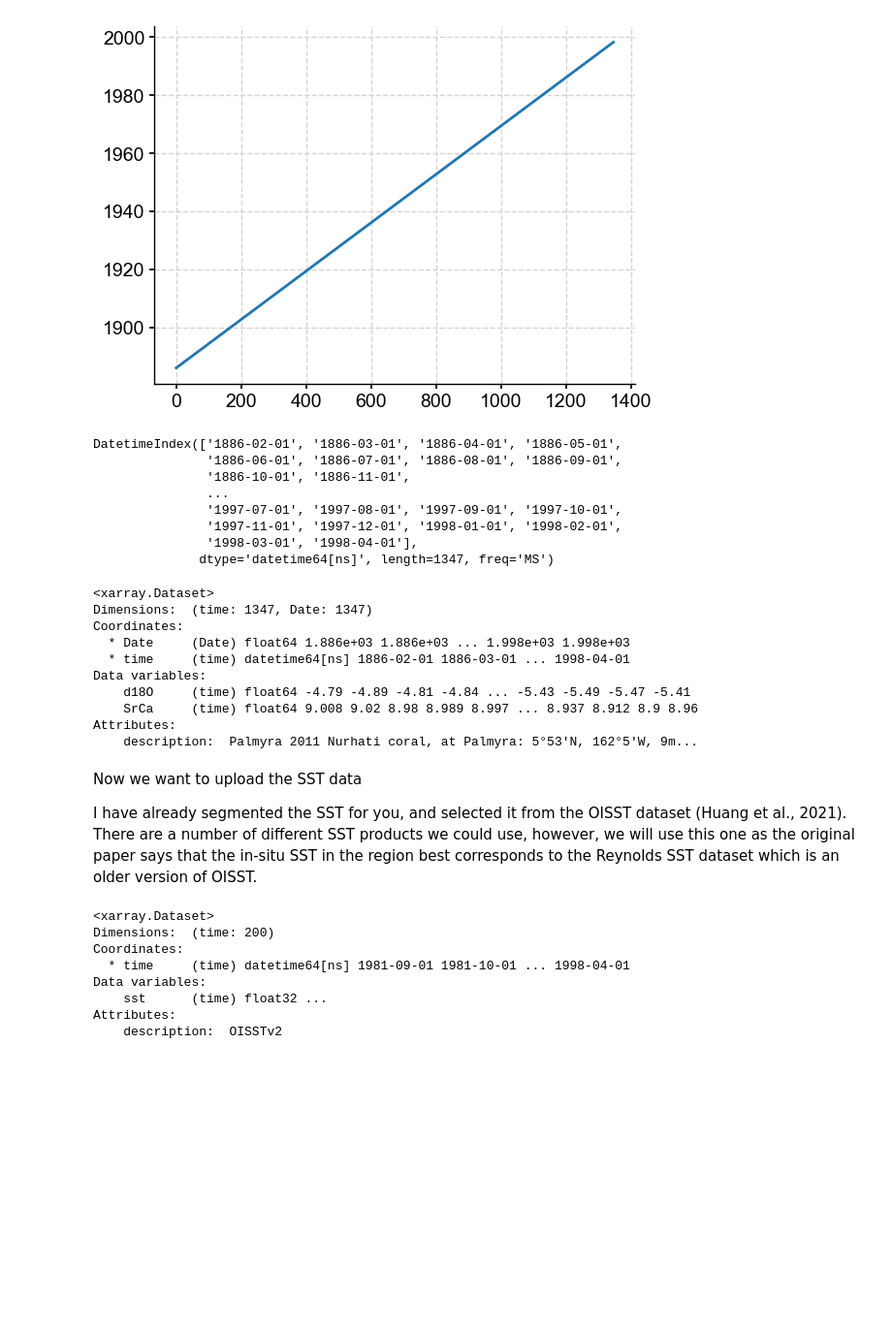
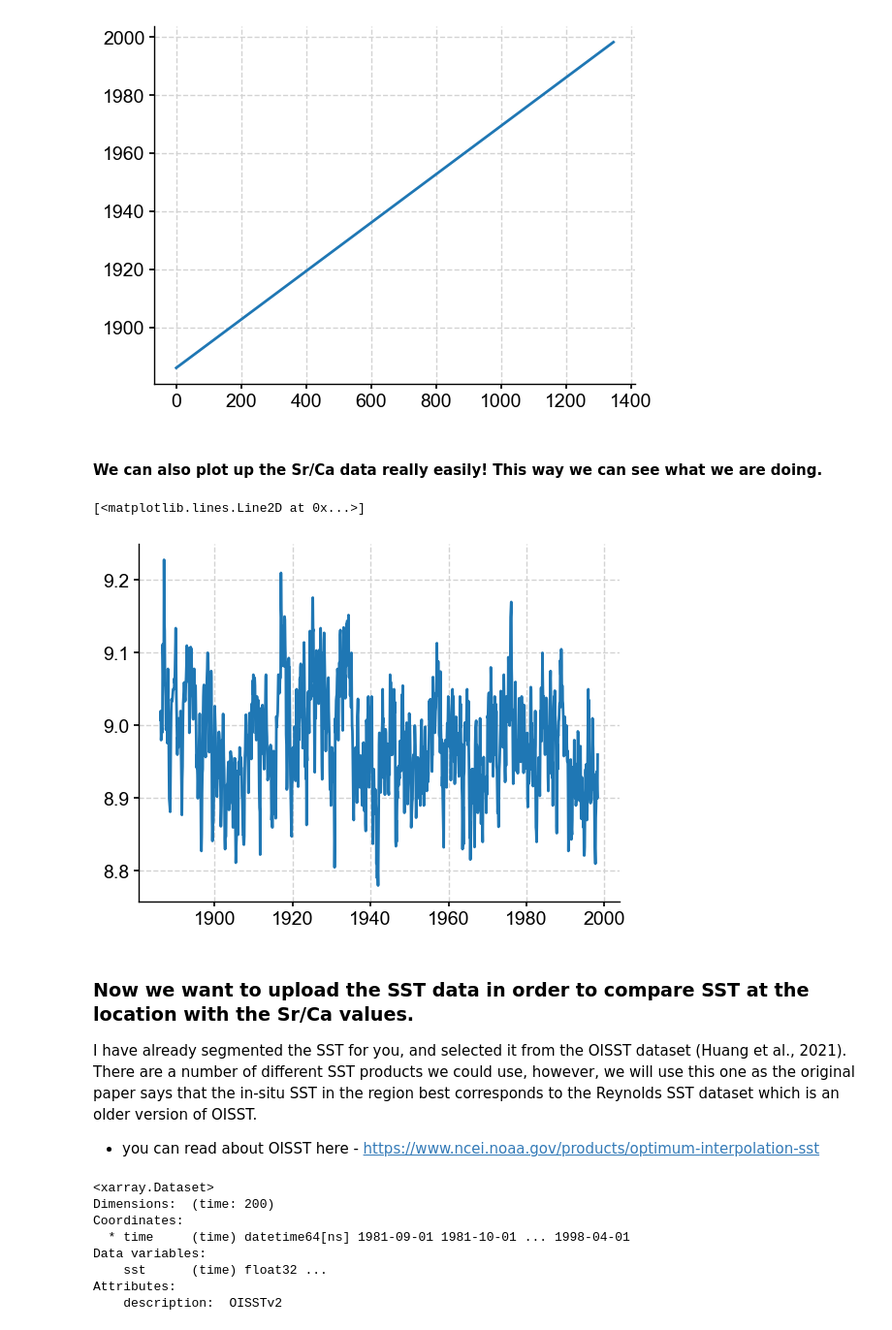
Before and after one commit to JannHargreaves/MARUM_Coral_paleoclimate, a Jupyter notebook: Practical 1.ipynb, the cells around one changed output. Shown: that part at 97% size. Saved outputs shown, nothing was run; the diff lists cells and outputs as text; code cells hidden in the pictures; blank space fills up the shorter version.

```diff
--- a/Practical 1.ipynb
+++ b/Practical 1.ipynb
@@ -136,3 +120,10 @@ Attributes:
 One thing to notice here is that the date format is in a decimal (i.e. 1886.13 is equivalent to the middle of February in 1886). In order to more easily manipulate the dates we would like to use something called Datetime. This will allow us to compare the data easily and average the data to annual values etc.
 
 - see more about datetime here - https://docs.python.org/3/library/datetime.html
+# %%
+# We can create a date_range using the function pd.date_range (https://pandas.pydata.org/docs/reference/api/pandas.date_range.html)
+# which will range from the starting date (1886.13) middle of Feb, for the entire length of the pandas array.
+time=(pd.date_range(start='1/2/1886', periods=1347, freq='MS'))+ pd.offsets.Day(14)
+
+# here MS means the month start, and we offset it by 14 days to make it the middle of the month
+time # again we can print it out to see what we have done.
@@ -138,0 +139,4 @@ One thing to notice here is that the date format is in a decimal (i.e. 1886.13 i
+# %%
+# We can then add this into the pandas array so we have it all in the same place
+NU11_palmyra['time'] =time #this just adds another column to the data
+NU11_palmyra
@@ -138,0 +162,9 @@ One thing to notice here is that the date format is in a decimal (i.e. 1886.13 i
+# %%
+# this code creates an xarrary Dataset, with the Palmyra d18O and SrCa data sorted by Date.
+# It also includes the time information in the above DataFrame
+NU11_palmyra_xr = xr.Dataset({'d18O':(['time'],NU11_palmyra.d18O),
+                             'SrCa':(['time'],NU11_palmyra.SrCa)},
+                     attrs=dict(description="Palmyra 2011 Nurhati coral, at Palmyra: 5°53'N, 162°5'W, 9m depth"),
+                   coords={'Date':NU11_palmyra.Date, 'time':NU11_palmyra.time})
+
+NU11_palmyra_xr
@@ -143,40 +187,20 @@ plt.plot(NU11_palmyra_xr.time) # this plots the time axis on the y-axis, vs the
 # %% [output]
 [<matplotlib.lines.Line2D at 0x...>]
 [figure]
-# %%
-# We can create a date_range using the function pd.date_range (https://pandas.pydata.org/docs/reference/api/pandas.date_range.html)
-# which will range from the starting date (1886.13) middle of Feb, for the entire length of the xarrary Dataset.
-time=(pd.date_range(start='1/2/1886', periods=1347, freq='MS'))
-time
-# %% [output]
-DatetimeIndex(['1886-02-01', '1886-03-01', '1886-04-01', '1886-05-01',
-               '1886-06-01', '1886-07-01', '1886-08-01', '1886-09-01',
-               '1886-10-01', '1886-11-01',
-               ...
-               '1997-07-01', '1997-08-01', '1997-09-01', '1997-10-01',
-               '1997-11-01', '1997-12-01', '1998-01-01', '1998-02-01',
-               '1998-03-01', '1998-04-01'],
-              dtype='datetime64[ns]', length=1347, freq='MS')
-# %%
-# and finally we can set the date as this range of DatetimeIndex
-NU11_palmyra_xr['time']=time
-
-NU11_palmyra_xr
-# %% [output]
-<xarray.Dataset>
-Dimensions:  (time: 1347, Date: 1347)
-Coordinates:
-  * Date     (Date) float64 1.886e+03 1.886e+03 ... 1.998e+03 1.998e+03
-  * time     (time) datetime64[ns] 1886-02-01 1886-03-01 ... 1998-04-01
-Data variables:
-    d18O     (time) float64 -4.79 -4.89 -4.81 -4.84 ... -5.43 -5.49 -5.47 -5.41
-    SrCa     (time) float64 9.008 9.02 8.98 8.989 8.997 ... 8.937 8.912 8.9 8.96
-Attributes:
-    description:  Palmyra 2011 Nurhati coral, at Palmyra: 5°53'N, 162°5'W, 9m...
+# %% [markdown]
+#### We can also plot up the Sr/Ca data really easily! This way we can see what we are doing.
+# %%
+
+plt.plot(NU11_palmyra_xr.time, NU11_palmyra_xr.SrCa)
+# %% [output]
+[<matplotlib.lines.Line2D at 0x...>]
+[figure, added]
 # %% [markdown]
-Now we want to upload the SST data
+### Now we want to upload the SST data in order to compare SST at the location with the Sr/Ca values.
 
 I have already segmented the SST for you, and selected it from the OISST dataset (Huang et al., 2021). There are a number of different SST products we could use, however, we will use this one as the original paper says that the in-situ SST in the region best corresponds to the Reynolds SST dataset which is an older version of OISST.
+
+- you can read about OISST here - https://www.ncei.noaa.gov/products/optimum-interpolation-sst
 # %%
 OISST_palmyra = xr.open_dataset('NU11_palmyra_OISST.nc') # this is how we open a netcdf4 file into an xarray dataset
 OISST_palmyra
```
Also changed, not shown: parts of 34 cells of this notebook, 2 other files.
